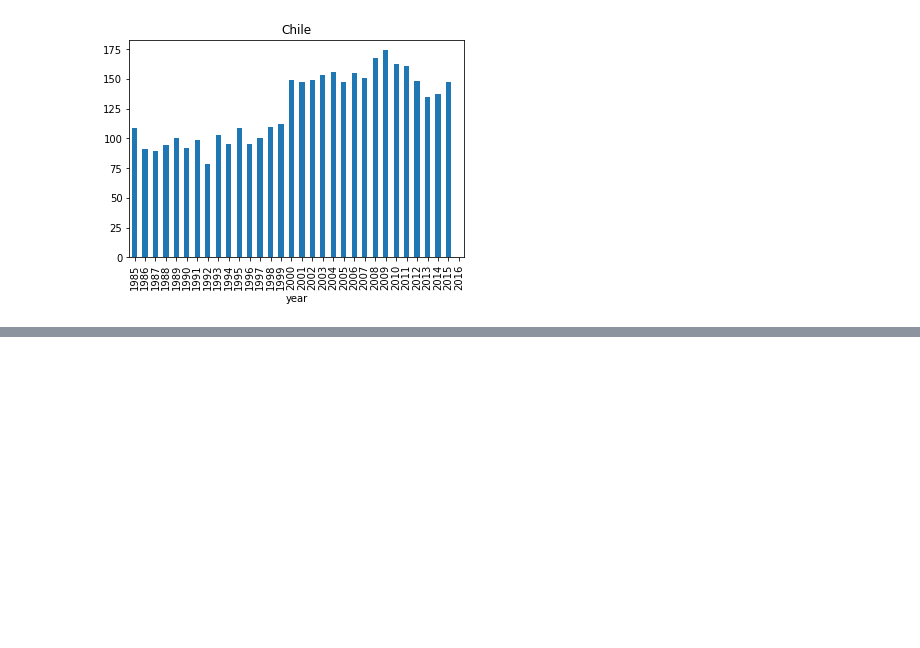
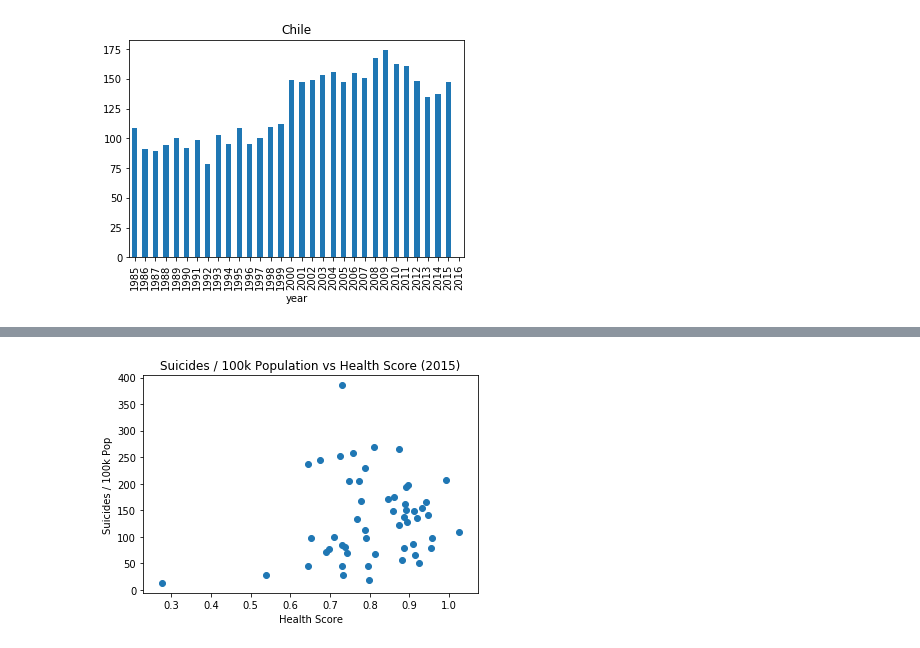
Before and after one commit to poojaphadke/Suicide-rates-and-Happiness-Report, a Jupyter notebook: Code.ipynb, the cells around one changed output, grey strips where cells are left out. Drawn from its saved outputs; the diff is of its cells as text; code cells hidden in the pictures; blank space fills up the shorter version.

```diff
--- a/Code.ipynb
+++ b/Code.ipynb
@@ -151,0 +206,9 @@ df5[country].plot(kind='bar', title=country)
+# %%
+plt.scatter(life_scores, suicides_per_100k)
+plt.xlabel('Health Score')
+plt.ylabel('Suicides / 100k Pop')
+plt.title('Suicides / 100k Population vs Health Score (2015)')
+# plt.savefig('suic_healthscore_2015.png')
+plt.show()
+# %% [output]
+[figure, added]
```
Also changed, not shown: parts of 8 cells of this notebook.
